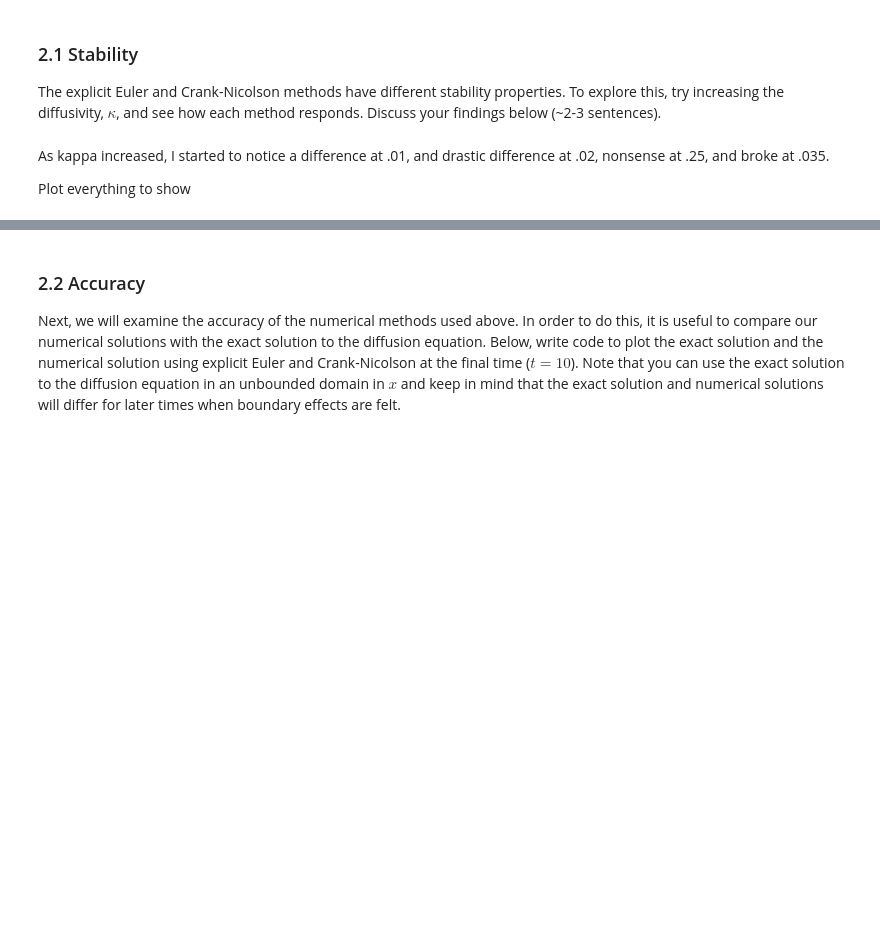
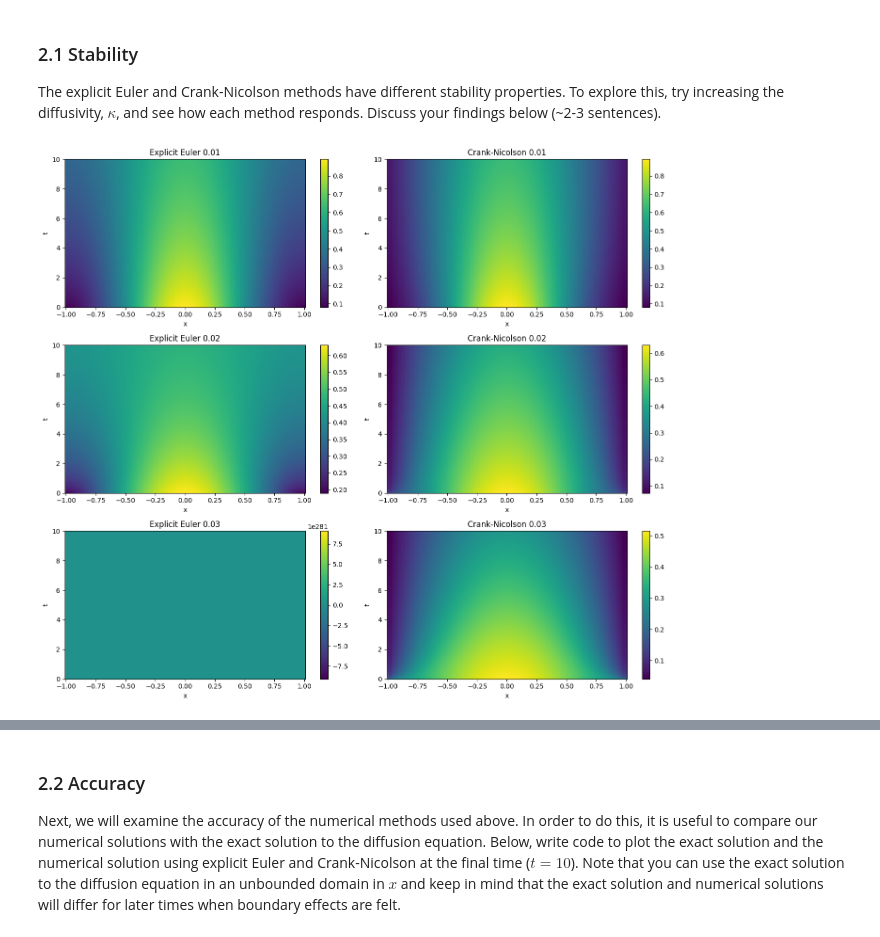
Before and after one commit to johnryantaylor/QCES, a Jupyter notebook: Project1_numerical_methods.ipynb, the cells around one changed output, grey strips where cells are left out. Cells and saved outputs as stored; diff of their text form; code cells hidden in the pictures; blank space fills up the shorter version.

```diff
--- a/Project1_numerical_methods.ipynb
+++ b/Project1_numerical_methods.ipynb
@@ -321,7 +323,36 @@ plt.show()
 ### 2.1 Stability
 <a id='section2pt1'></a>
 The explicit Euler and Crank-Nicolson methods have different stability properties. To explore this, try increasing the diffusivity, $\kappa$, and see how each method responds. Discuss your findings below (~2-3 sentences).
-# %% [markdown]
-As kappa increased, I started to notice a difference at .01, and drastic difference at .02, nonsense at .25, and broke at .035.
-
-Plot everything to show
+# %%
+fig, axes = plt.subplots(3, 2, figsize=(14, 12))  # 3 rows, 2 columns
+
+first_EE = EE(x, t, 0.01)
+first_CN = CN(x, t, 0.01)
+second_EE = EE(x, t, 0.02)
+second_CN = CN(x, t, 0.02)
+third_EE = EE(x, t, 0.03)
+third_CN = CN(x, t, 0.03)
+
+# Example datasets
+datasets = [
+    (x, t, first_EE.T, 'Explicit Euler 0.01'),
+    (x, t, first_CN.T, 'Crank-Nicolson 0.01'),
+    (x, t, second_EE.T, 'Explicit Euler 0.02'),
+    (x, t, second_CN.T, 'Crank-Nicolson 0.02'),
+    (x, t, third_EE.T, 'Explicit Euler 0.03'),
+    (x, t, third_CN.T, 'Crank-Nicolson 0.03'),
+]
+
+axes = axes.flatten()
+
+for ax, (x, t, c, title) in zip(axes, datasets):
+    mesh = ax.pcolormesh(x, t, c, shading='auto')
+    ax.set_xlabel('x')
+    ax.set_ylabel('t')
+    ax.set_title(title)
+    fig.colorbar(mesh, ax=ax)
+
+plt.tight_layout()
+plt.show()
+# %% [output]
+[figure, added]
```
Also changed, not shown: parts of 4 cells of this notebook.
